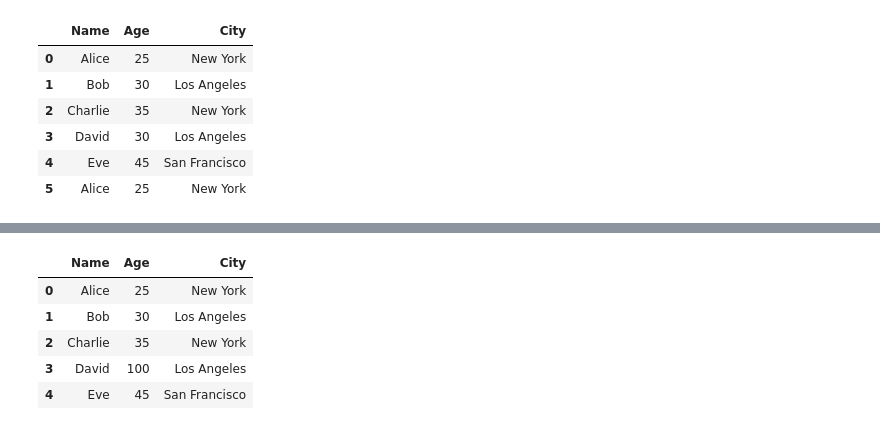
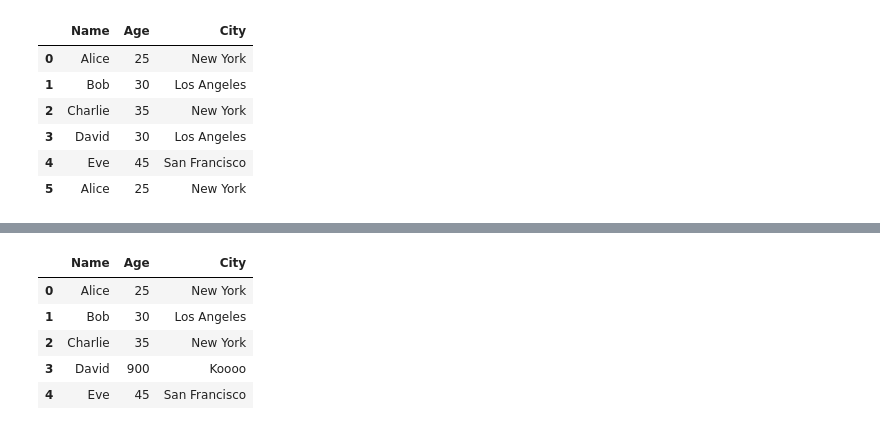
Before and after one commit to BeelzebubCode/Python-Tutorial, a Jupyter notebook: 66310837/Machine_Learning/IntroToPandas01.ipynb, the cells around one changed output, grey strips where cells are left out. Saved outputs shown, nothing was run; the diff lists cells and outputs as text; code cells hidden in the pictures.

```diff
--- a/66310837/Machine_Learning/IntroToPandas01.ipynb
+++ b/66310837/Machine_Learning/IntroToPandas01.ipynb
@@ -599,7 +731,7 @@ df
 # Sample DataFrame with outliers
 df = pd.DataFrame({
     'Name': ['Alice', 'Bob', 'Charlie', 'David', 'Eve'],
-    'Age': [25, 30, 35, 130, 45],  # Age 130 is an outlier
+    'Age': [25, 30, 35, 900, 45],  # Age 130 is an outlier
     'City': ['New York', 'Los Angeles', 'New York', 'Los Angeles', 'San Francisco']
 })
 
@@ -613,4 +745,4 @@ df
 | 4 | Eve | 45 | San Francisco |
 # %%
-# df = df[df["Age"] < 100]
-# df
+df = df[df["Age"] < 100]
+df
@@ -617,10 +755,10 @@ df
 # %%
-df.loc[df["Age"] > 100, "Age"] = 100
+df.loc[df["Age"] > 100, "City"] = "Koooo"
 df
 # %% [output]
 |  | Name | Age | City |
 | 0 | Alice | 25 | New York |
 | 1 | Bob | 30 | Los Angeles |
 | 2 | Charlie | 35 | New York |
-| 3 | David | 100 | Los Angeles |
+| 3 | David | 900 | Koooo |
 | 4 | Eve | 45 | San Francisco |
```
Also changed, not shown: parts of 30 cells of this notebook.
